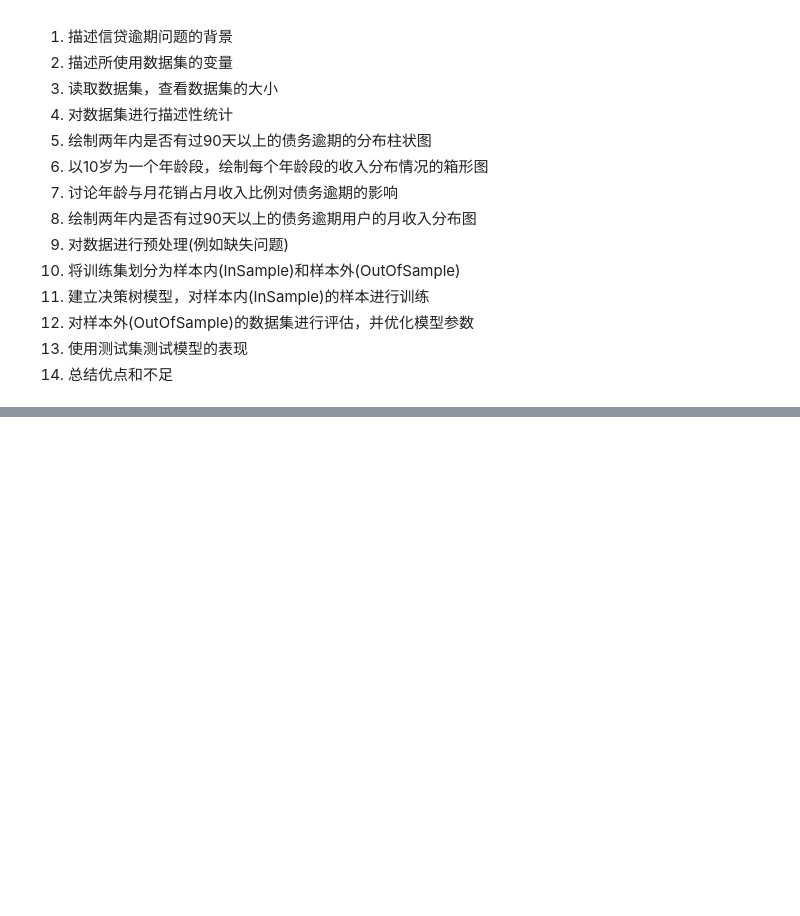
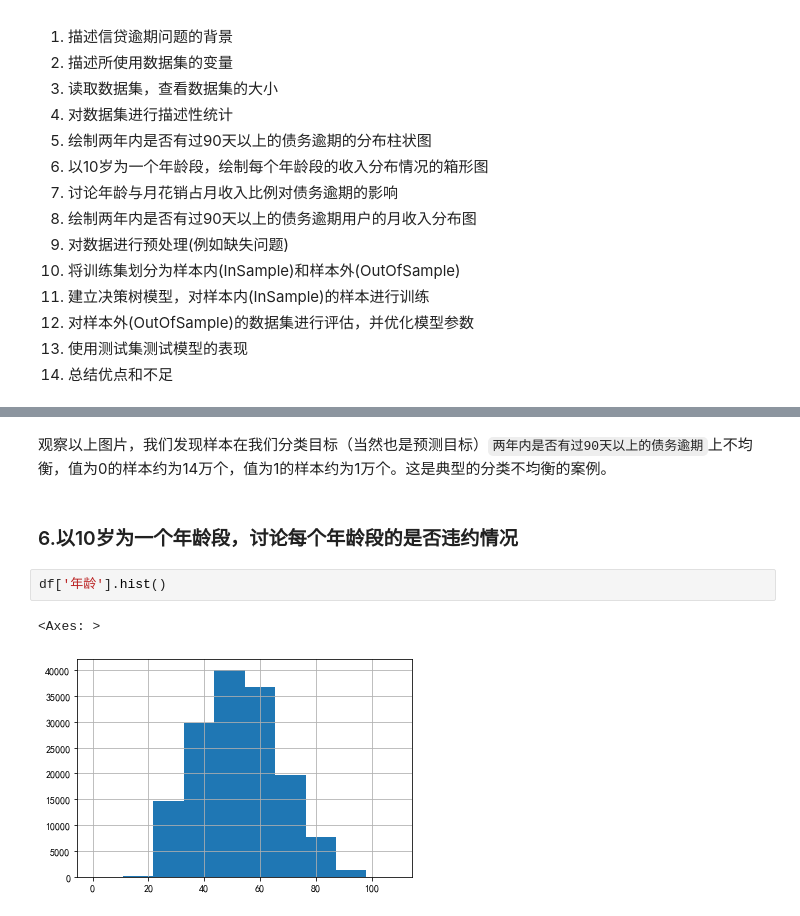
Before and after one commit to xianghancao/Big-Data-in-Finance, a Jupyter notebook: 第8章_决策树分类算法：信贷逾期预测/案例：消费信贷逾期预测.ipynb, the cells around one changed output, grey strips where cells are left out. Drawn from its saved outputs; the diff is of its cells as text; blank space fills up the shorter version.

```diff
--- a/第8章_决策树分类算法：信贷逾期预测/案例：消费信贷逾期预测.ipynb
+++ b/第8章_决策树分类算法：信贷逾期预测/案例：消费信贷逾期预测.ipynb
@@ -67,0 +153,9 @@ credit
+# %% [markdown]
+观察以上图片，我们发现样本在我们分类目标（当然也是预测目标）`两年内是否有过90天以上的债务逾期`上不均衡，值为0的样本约为14万个，值为1的样本约为1万个。这是典型的分类不均衡的案例。
+# %% [markdown]
+### 6.以10岁为一个年龄段，讨论每个年龄段的是否违约情况
+# %%
+df['年龄'].hist()
+# %% [output]
+<Axes: >
+[figure, added]
```
Also changed, not shown: parts of 41 cells of this notebook, 18 other files.
